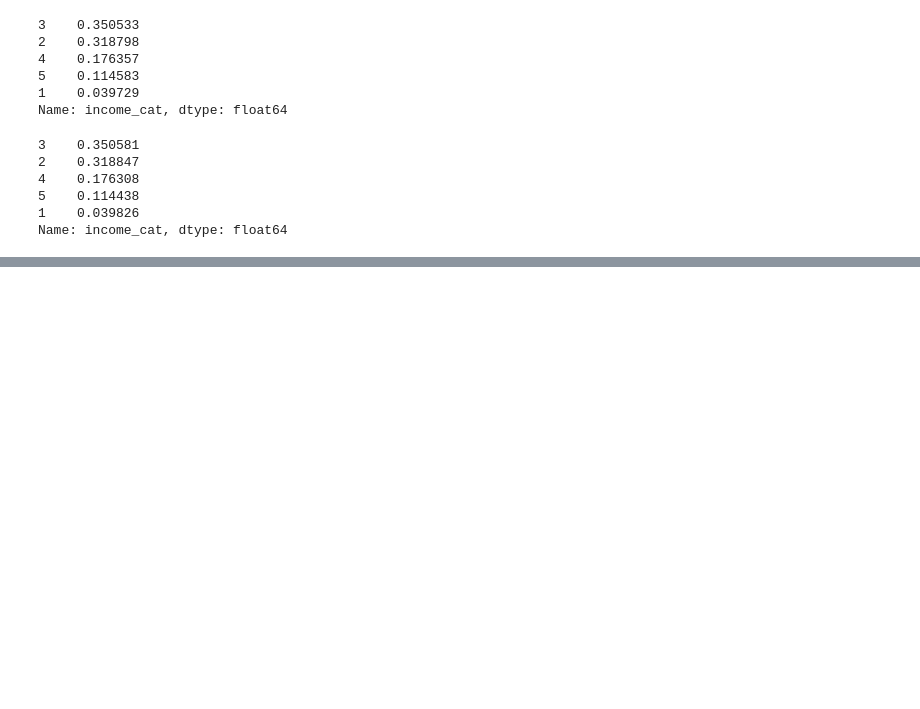
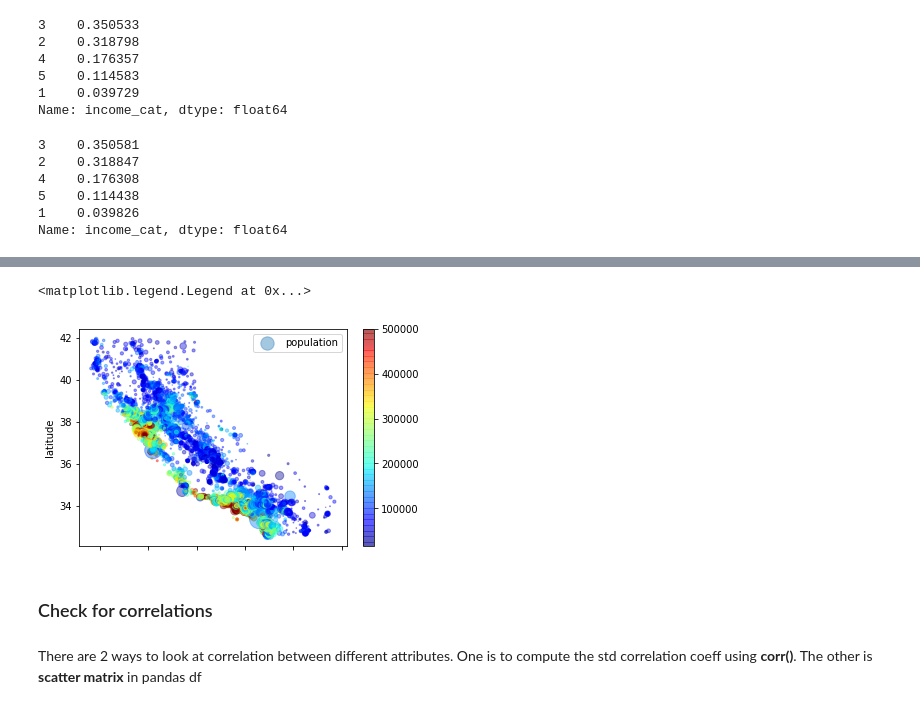
Before and after one commit to ManishaNatarajan/Hands_On_ML, a Jupyter notebook: Housing Regression.ipynb, the cells around one changed output, grey strips where cells are left out. Cells and saved outputs as stored; diff of their text form; code cells hidden in the pictures; blank space fills up the shorter version.

```diff
--- a/Housing Regression.ipynb
+++ b/Housing Regression.ipynb
@@ -206,0 +224,14 @@ Name: income_cat, dtype: float64
+# %%
+# Now let's visualize the population & median house price
+# s -> radius of circle, c-> color
+house_data.plot(kind='scatter', x='longitude', y='latitude', alpha=0.4,
+                s=house_data['population']/100, c=house_data['median_house_value'],
+               label = 'population', cmap=plt.get_cmap('jet'), colorbar=True)
+plt.legend()
+# %% [output]
+<matplotlib.legend.Legend at 0x...>
+[figure, added]
+# %% [markdown]
+### Check for correlations
+# %% [markdown]
+There are 2 ways to look at correlation between different attributes. One is to compute the std correlation coeff using <b>corr()</b>. The other is <b>scatter matrix</b> in pandas df
```
Also changed, not shown: parts of 26 cells of this notebook.
